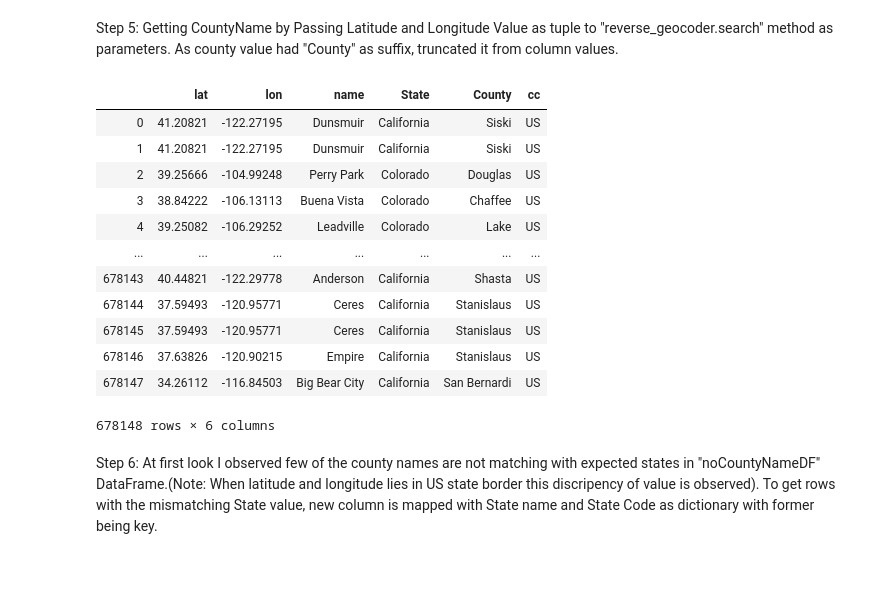
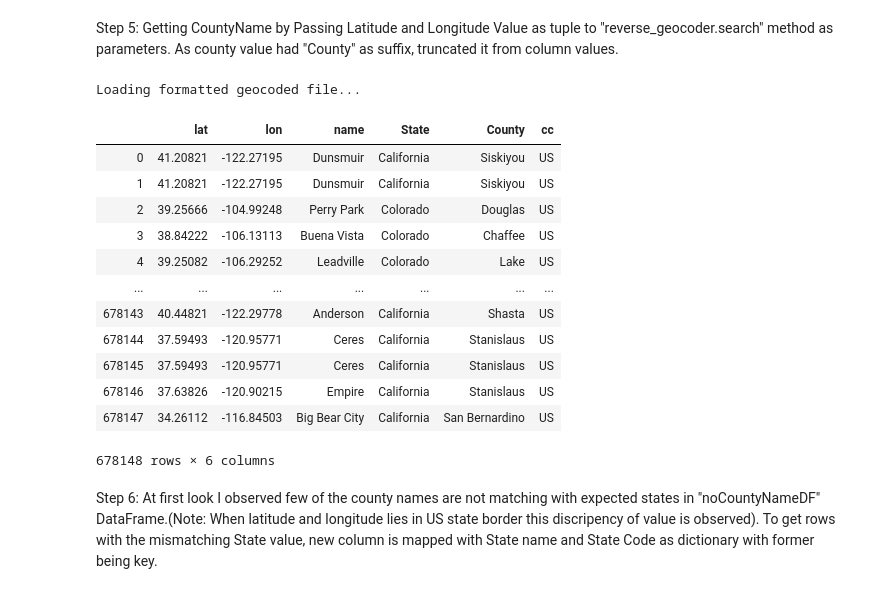
Before and after one commit to lasyabheemendra/Sprigboard-DatascienceProjects, a Jupyter notebook: Capstone1_US-Wildfire-Prediction/Capstone1 - Data Wrangling.ipynb, the cells around one changed output. Cells and saved outputs as stored; diff of their text form; code cells hidden in the pictures.

```diff
--- a/Capstone1_US-Wildfire-Prediction/Capstone1 - Data Wrangling.ipynb
+++ b/Capstone1_US-Wildfire-Prediction/Capstone1 - Data Wrangling.ipynb
@@ -139,22 +139,23 @@ As county value had "County" as suffix, truncated it from column values.
 # %%
 # importing geocoder package
 import reverse_geocoder as rg
 
 # converted LatLong tuple column to a list and passed this a parameter for search method.
 coordinates = nullCountyNameDF['LatLong'].to_list()
 newCountyNames = rg.search(coordinates)
 
 # Converted the output from list to a dataframe and renamed column names to appropriate names.
 newCountyNamesDF = pd.DataFrame(newCountyNames)
 newCountyNamesDF = newCountyNamesDF.rename(columns={'admin1':'State','admin2':'County'})
 
 # striped suffix "County" from values of column "County"
-newCountyNamesDF['County'] = newCountyNamesDF['County'].map(lambda x: x.rstrip(' County'))
+newCountyNamesDF['County'] = newCountyNamesDF['County'].map(lambda x: x.replace(' County',''))
 newCountyNamesDF
 # %% [output]
+Loading formatted geocoded file...
 |  | lat | lon | name | State | County | cc |
-| 0 | 41.20821 | -122.27195 | Dunsmuir | California | Siski | US |
-| 1 | 41.20821 | -122.27195 | Dunsmuir | California | Siski | US |
+| 0 | 41.20821 | -122.27195 | Dunsmuir | California | Siskiyou | US |
+| 1 | 41.20821 | -122.27195 | Dunsmuir | California | Siskiyou | US |
 | 2 | 39.25666 | -104.99248 | Perry Park | Colorado | Douglas | US |
 | 3 | 38.84222 | -106.13113 | Buena Vista | Colorado | Chaffee | US |
 | 4 | 39.25082 | -106.29252 | Leadville | Colorado | Lake | US |
@@ -163,8 +164,8 @@ newCountyNamesDF
 | 678144 | 37.59493 | -120.95771 | Ceres | California | Stanislaus | US |
 | 678145 | 37.59493 | -120.95771 | Ceres | California | Stanislaus | US |
 | 678146 | 37.63826 | -120.90215 | Empire | California | Stanislaus | US |
-| 678147 | 34.26112 | -116.84503 | Big Bear City | California | San Bernardi | US |
+| 678147 | 34.26112 | -116.84503 | Big Bear City | California | San Bernardino | US |
-678148 rows × 6 columns
+678148 rows × 6 columns
 # %% [markdown]
 Step 6: At first look I observed few of the county names are not matching with expected states in "noCountyNameDF" DataFrame.(Note: When latitude and longitude lies in US state border this discripency of value is observed).
 To get rows with the mismatching State value, new column is mapped with State name and State Code as dictionary with former being key.
```
Also changed, not shown: parts of 4 cells of this notebook.
